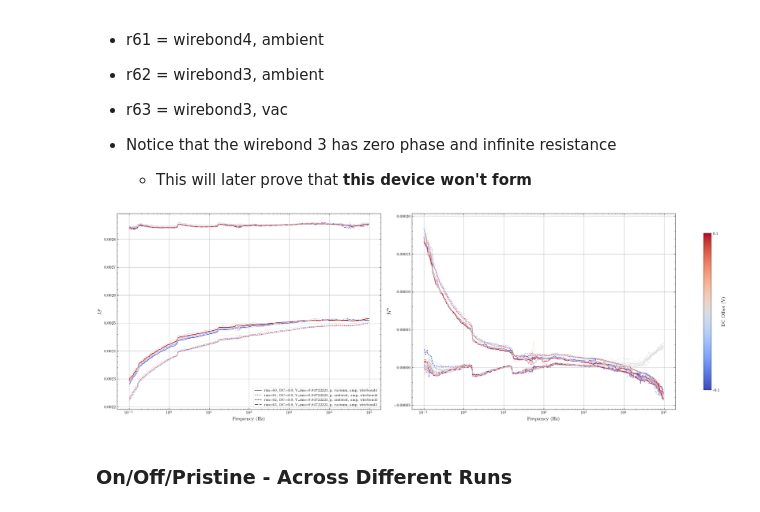
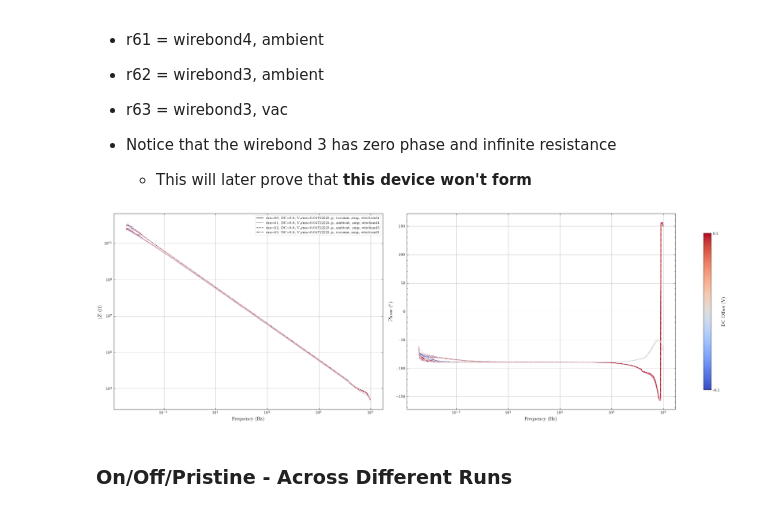
Before and after one commit to hc3413/IS_Analysis, a Jupyter notebook: IS_Analysis_solatron.ipynb, the cells around one changed output. Saved outputs shown, nothing was run; the diff lists cells and outputs as text; code cells hidden in the pictures.

```diff
--- a/IS_Analysis_solatron.ipynb
+++ b/IS_Analysis_solatron.ipynb
@@ -149,27 +150,27 @@ fig_list.append((fig, plot_filename, plot_title, notes))
 # %%
 # Select data
 d60 = [solatron[60], solatron[61],solatron[62], solatron[63]]
 
 # Labels
 plot_labels = ['wb4, pristine, vacuum', 'wb4, pristine, ambient', 'wb3, pristine, ambient', 'wb3, pristine, vacuum'] # label for the legend
 plot_filename = 'wb4wb3_pristine_Vdc_ambvac' # name for exported figure
 plot_title = 'Vdc in Ambient vs Vacuum for Pristine Devices - wb3wb4' # title for powerpoint
 
 # Notes
 notes = ['- Notice that the wirebond 3 has zero phase and infinite resistance',
         'This will later prove that this device wont form'] # notes for the powerpoint in text box
 
 # if export true, update the plot string
 d60 = update_plot_string(d60, export_data=export_data, plot_labels=plot_labels)
 
 # Plot
-fig, ax = IS_plot(d60, d_type='modulus', freq_lim=[1e-1, 1e5], y_lim_right=None,
+fig, ax = IS_plot(d60, d_type='Zabsphi', freq_lim=[1e-3, 1e7], y_lim_right=None,
                     sort_data=False, c_bar=2, fig_size=fig_size, med_filt = 9, force_key = False)
 
 # append the figure and title to the list for later exporting
 fig_list.append((fig, plot_filename, plot_title, notes))
 # %% [output]
-[figure, old version]
+[figure, new version]
 # %% [markdown]
 ### On/Off/Pristine - Across Different Runs
 # %%
```
Also changed, not shown: parts of 4 cells of this notebook, 4 other files.
